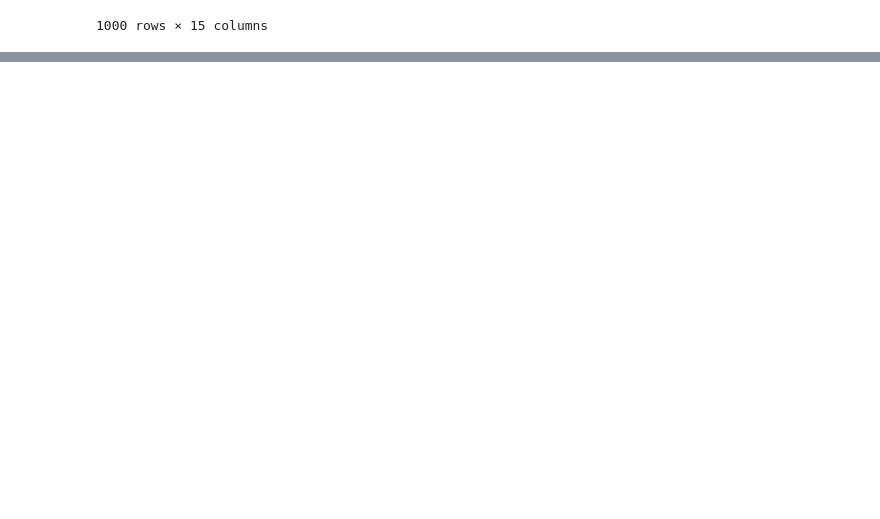
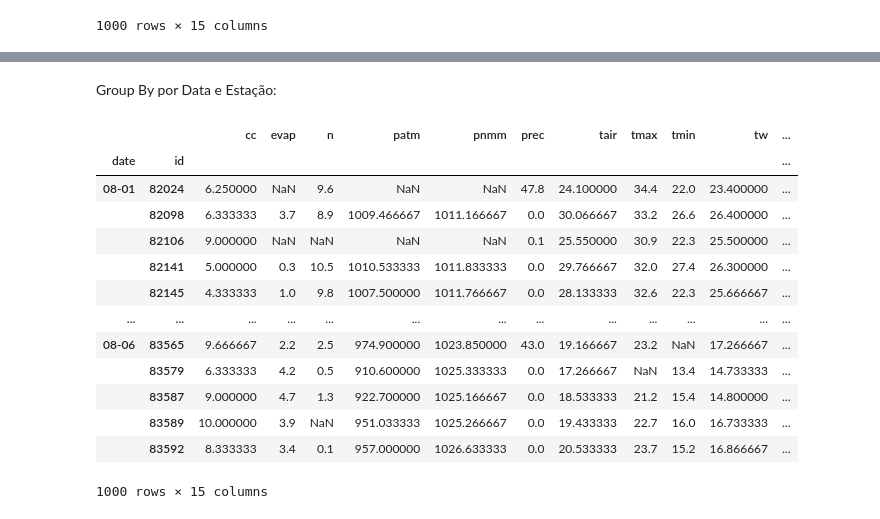
Before and after one commit to andrefellipe/ccd, a Jupyter notebook: baseline.ipynb, the cells around one changed output, grey strips where cells are left out. Saved outputs shown, nothing was run; the diff lists cells and outputs as text; code cells hidden in the pictures; blank space fills up the shorter version.

```diff
--- a/baseline.ipynb
+++ b/baseline.ipynb
@@ -184,0 +204,3 @@ df.size
+# %%
+df_2019 = df_2019.replace(-9999.0,np.nan)
+df_2019.head()
@@ -184,0 +218,4 @@ df.size
+# %%
+mask = (df_2019['date'].str.split('-',n=2,expand = True)[1]=='08')
+df_2019 = df_2019.loc[mask]
+df_2019.size
@@ -184,0 +228,3 @@ df.size
+# %%
+df_2019['date'] = df_2019['date'].str.split('-',n=1,expand = True)[1]
+df_2019.head()
@@ -184,0 +240,3 @@ df.size
+# %%
+df_2019['date'] = df_2019['date'].str.split('T',n=1,expand = True)[0]
+df_2019.head()
@@ -184,0 +250,20 @@ df.size
+# %% [markdown]
+Group By por Data e Estação:
+# %%
+df_2019 = df_2019.groupby(by=['date','id']).mean()
+df_2019.head(1000)
+# %% [output]
+|  |  | cc | evap | n | patm | pnmm | prec | tair | tmax | tmin | tw | ... |
+| date | id |  |  |  |  |  |  |  |  |  |  | ... |
+| 08-01 | 82024 | 6.250000 | NaN | 9.6 | NaN | NaN | 47.8 | 24.100000 | 34.4 | 22.0 | 23.400000 | ... |
+|  | 82098 | 6.333333 | 3.7 | 8.9 | 1009.466667 | 1011.166667 | 0.0 | 30.066667 | 33.2 | 26.6 | 26.400000 | ... |
+|  | 82106 | 9.000000 | NaN | NaN | NaN | NaN | 0.1 | 25.550000 | 30.9 | 22.3 | 25.500000 | ... |
+|  | 82141 | 5.000000 | 0.3 | 10.5 | 1010.533333 | 1011.833333 | 0.0 | 29.766667 | 32.0 | 27.4 | 26.300000 | ... |
+|  | 82145 | 4.333333 | 1.0 | 9.8 | 1007.500000 | 1011.766667 | 0.0 | 28.133333 | 32.6 | 22.3 | 25.666667 | ... |
+| ... | ... | ... | ... | ... | ... | ... | ... | ... | ... | ... | ... | ... |
+| 08-06 | 83565 | 9.666667 | 2.2 | 2.5 | 974.900000 | 1023.850000 | 43.0 | 19.166667 | 23.2 | NaN | 17.266667 | ... |
+|  | 83579 | 6.333333 | 4.2 | 0.5 | 910.600000 | 1025.333333 | 0.0 | 17.266667 | NaN | 13.4 | 14.733333 | ... |
+|  | 83587 | 9.000000 | 4.7 | 1.3 | 922.700000 | 1025.166667 | 0.0 | 18.533333 | 21.2 | 15.4 | 14.800000 | ... |
+|  | 83589 | 10.000000 | 3.9 | NaN | 951.033333 | 1025.266667 | 0.0 | 19.433333 | 22.7 | 16.0 | 16.733333 | ... |
+|  | 83592 | 8.333333 | 3.4 | 0.1 | 957.000000 | 1026.633333 | 0.0 | 20.533333 | 23.7 | 15.2 | 16.866667 | ... |
+1000 rows × 15 columns
```
Also changed, not shown: parts of 16 cells of this notebook.
